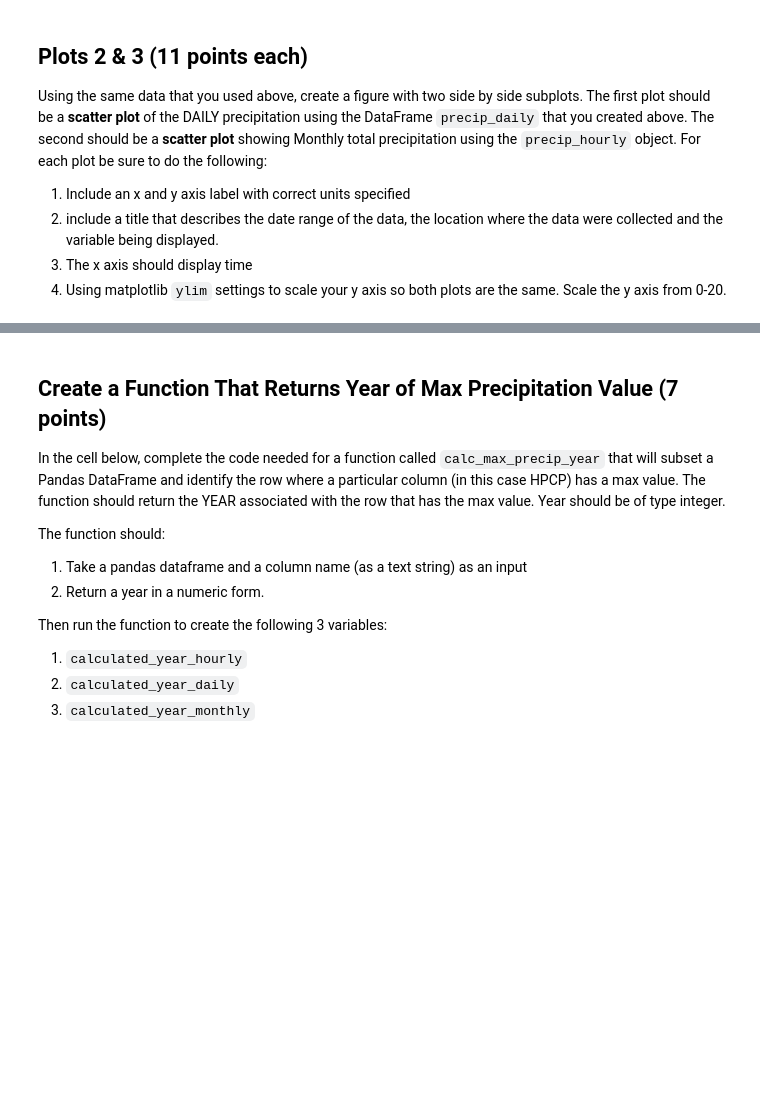
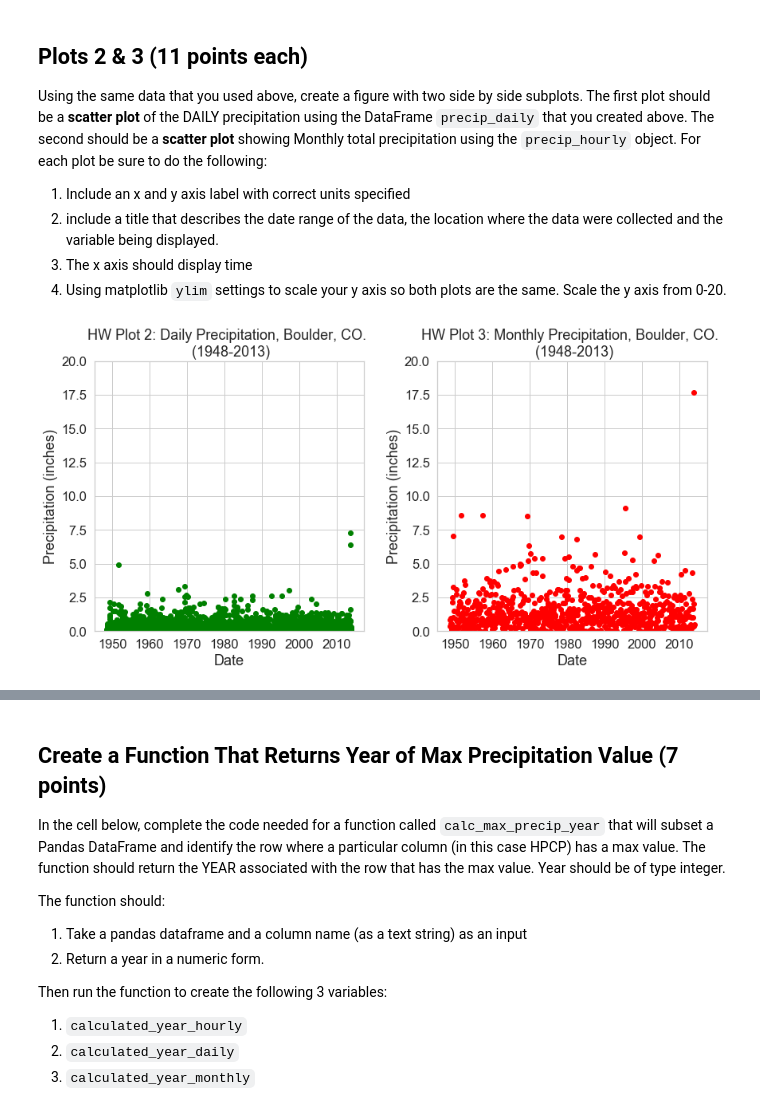
Before and after one commit to earthlab-education/ea-python-2020-01-flood-precip-template, a Jupyter notebook: ea-python-2020-01-flood-report.ipynb, the cells around one changed output, grey strips where cells are left out. Cells and saved outputs as stored; diff of their text form; code cells hidden in the pictures; blank space fills up the shorter version.

```diff
--- a/ea-python-2020-01-flood-report.ipynb
+++ b/ea-python-2020-01-flood-report.ipynb
@@ -140,3 +262,35 @@ plot_2_ts = nb.convert_axes(plt)
+# %%
+# YOUR CODE HERE
+# Define figure space with two horizontal plots
+fig, (ax1, ax2) = plt.subplots(1, 2, figsize = (12,6),
+                               constrained_layout=True)
+
+# Add x-axis and y-axis for plot 2 and 3
+ax1.scatter(precip_daily.index.values,
+       precip_daily['HPCP'],
+       color='green', marker = 'o')
+ax2.scatter(precip_monthly.index.values,
+       precip_monthly['HPCP'],
+       color='red', marker = 'o')
+
+# Set title and labels for axes
+ax1.set(xlabel="Date",
+       ylabel="Precipitation (inches)",
+       title="HW Plot 2: Daily Precipitation, Boulder, CO. \n (1948-2013)")
+ax2.set(xlabel="Date",
+       ylabel="Precipitation (inches)",
+       title="HW Plot 3: Monthly Precipitation, Boulder, CO. \n (1948-2013)")
+
+# Define the date format and set Y-limits
+date_form = DateFormatter("%Y")
+ax.xaxis.set_major_formatter(date_form)
+ax1.set_ylim(0, 20)
+ax2.set_ylim(0,20)
+
+### DO NOT REMOVE LINE BELOW ###
+plot_2_ts = nb.convert_axes(plt)
+# %% [output]
+[figure, added]
 # %%
 # This is where your data will be graded! Ignore this cell
 # %%
```
Also changed, not shown: parts of 18 cells of this notebook, 1 other file.
